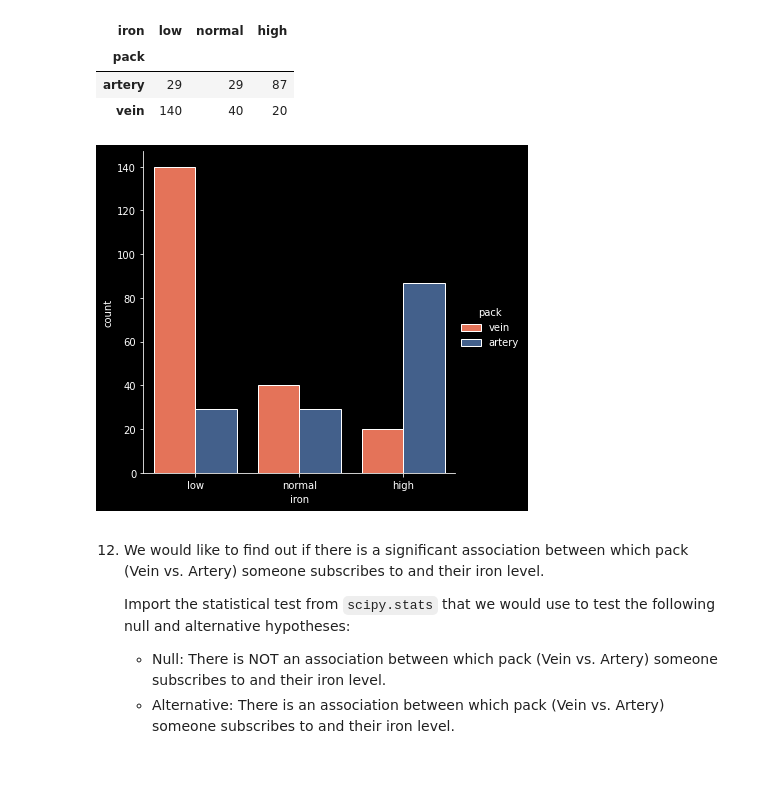
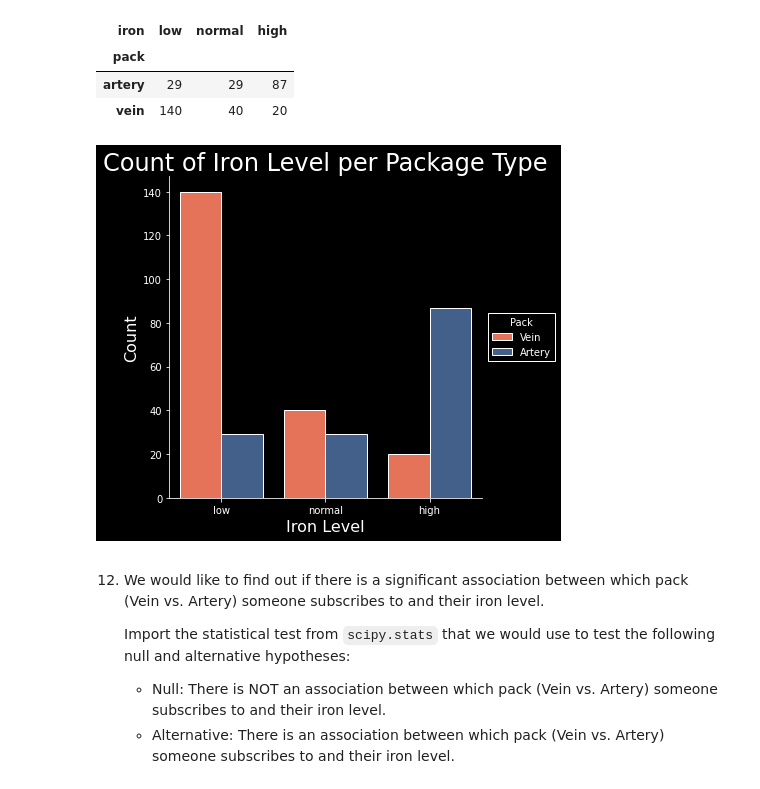
Before and after one commit to Klaynie/Learning-Python, a Jupyter notebook: Learning-Python/Codecademy/Familiar/new_script.ipynb, the cells around one changed output. Drawn from its saved outputs; the diff is of its cells as text; code cells hidden in the pictures.

Commit message:
Updated Countplot

```diff
--- a/Learning-Python/Codecademy/Familiar/new_script.ipynb
+++ b/Learning-Python/Codecademy/Familiar/new_script.ipynb
@@ -169,18 +169,27 @@ xtab
 | pack |  |  |  |
 | artery | 29 | 29 | 87 |
 | vein | 140 | 40 | 20 |
-# %%
-sns.catplot(
-    kind='count',
-    x='iron',
-    hue='pack',
-    data=iron,
-    palette=my_pal,
-    edgecolor='white'
-)
-plt.show()
-# %% [output]
-[figure, removed]
+# %%
+sns.catplot(
+    kind='count',
+    x='iron',
+    hue='pack',
+    data=iron,
+    palette=my_pal,
+    edgecolor='white',
+    legend=False
+)
+plt.xlabel("Iron Level", size=16)
+plt.ylabel("Count", size=16)
+plt.title("Count of Iron Level per Package Type", size=24)
+legend = plt.legend(title="Pack", labels=["Vein", "Artery"], fancybox=False, loc="center right", bbox_to_anchor=(1.25, 0.5))
+frame = legend.get_frame()
+frame.set_facecolor('black')
+frame.set_edgecolor('white')
+frame.set_alpha(1)
+plt.show()
+# %% [output]
+[figure, added]
 # %% [markdown]
 12. We would like to find out if there is a significant association between which pack (Vein vs. Artery) someone subscribes to and their iron level.
 
```
